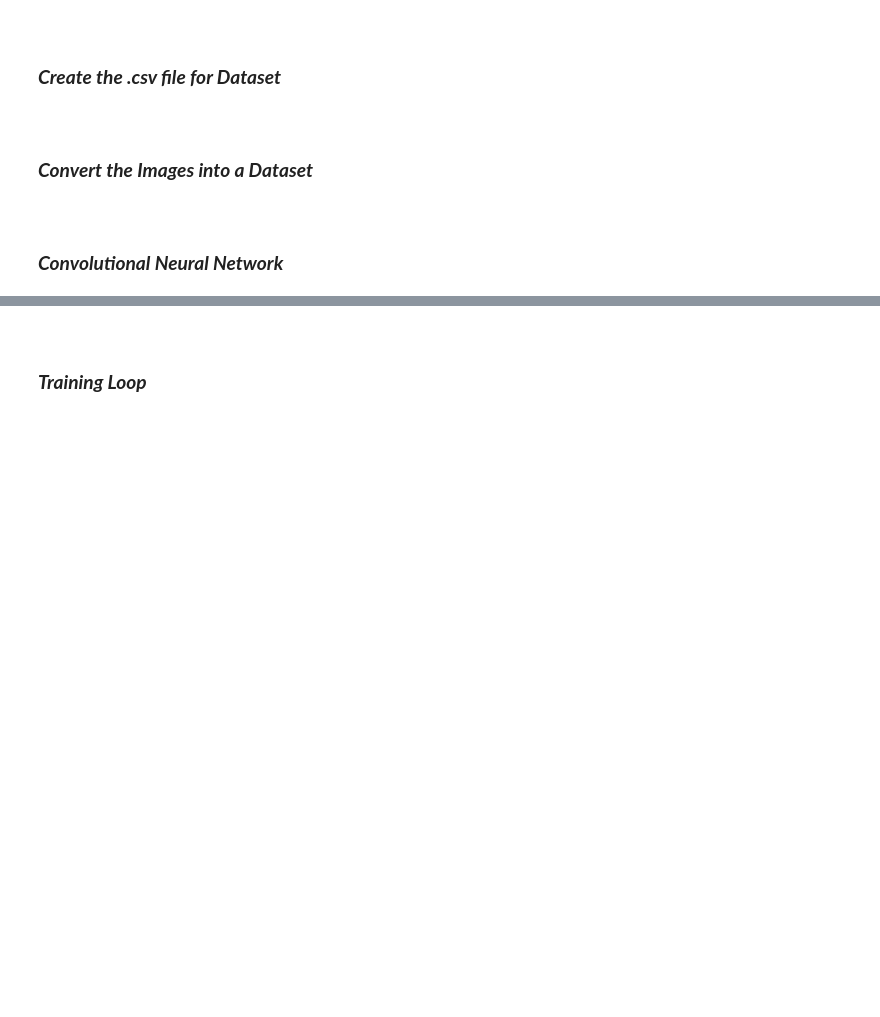
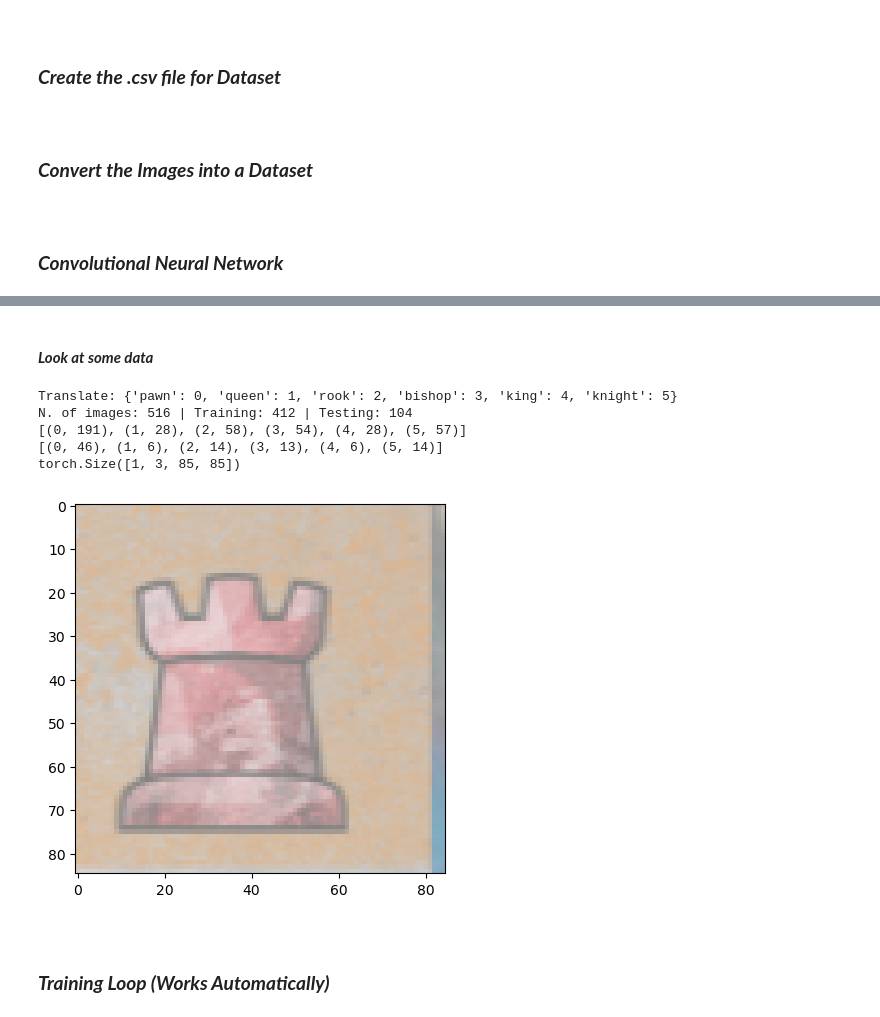
Before and after one commit to QuietXO/CNN_Basics, a Jupyter notebook: ChessCNN/PyTorchChessPieceCNN.ipynb, the cells around one changed output, grey strips where cells are left out. Drawn from its saved outputs; the diff is of its cells as text; code cells hidden in the pictures; blank space fills up the shorter version.

```diff
--- a/ChessCNN/PyTorchChessPieceCNN.ipynb
+++ b/ChessCNN/PyTorchChessPieceCNN.ipynb
@@ -58,7 +92,7 @@ def create_csv(csv_path, file_path, rewrite=False):
 # %%
 class ChessDataset(Dataset):
 
-    def __init__(self, csv_path, file_path, transform=None):
+    def __init__(self, file_path, csv_path, transform=None):
         self.annotations = pd.read_csv(csv_path)
         self.file_path = file_path
         self.transform = transform
@@ -163,7 +194,52 @@ N. of images: 516 | Training: 412 | Testing: 104
+# %% [markdown]
+#### __*Look at some data*__
+# %%
+def imshow(img):
+    img = img / 2 + 0.5  # un-normalize
+    np_img = img.numpy()
+    plt.imshow(np.transpose(np_img, (1, 2, 0)))
+    plt.show()
+
+
+# Print Translation
+print(f'Translate: {indexing}')
+print(f'N. of images: {len(dataset)} | Training: {n_80} | Testing: {n_20}')
+
+# Get dataset distribution
+train_dct = dict()
+for item in train_dataset:
+    try:
+        train_dct[item[1].item()] += 1
+    except KeyError:
+        train_dct[item[1].item()] = 1
+print(sorted(train_dct.items()))
+
+test_dct = dict()
+for item in test_dataset:
+    try:
+        test_dct[item[1].item()] += 1
+    except KeyError:
+        test_dct[item[1].item()] = 1
+print(sorted(test_dct.items()))
+
+# Get some random training images
+dataiter = iter(train_loader)
+images, labels = next(dataiter)
+print(images.shape)
+
+# Show images
+imshow(torchvision.utils.make_grid(images))
+# %% [output]
+Translate: {'pawn': 0, 'queen': 1, 'rook': 2, 'bishop': 3, 'king': 4, 'knight': 5}
+N. of images: 516 | Training: 412 | Testing: 104
+[(0, 191), (1, 28), (2, 58), (3, 54), (4, 28), (5, 57)]
+[(0, 46), (1, 6), (2, 14), (3, 13), (4, 6), (5, 14)]
+torch.Size([1, 3, 85, 85])
+[figure, added]
 # %% [markdown]
 <br>
 
-### __*Training Loop*__
+### __*Training Loop (Works Automatically)*__
 # %%
 # Variables for
 n_total_steps = len(train_loader)
```
Also changed, not shown: parts of 5 cells of this notebook, 3 other files.
